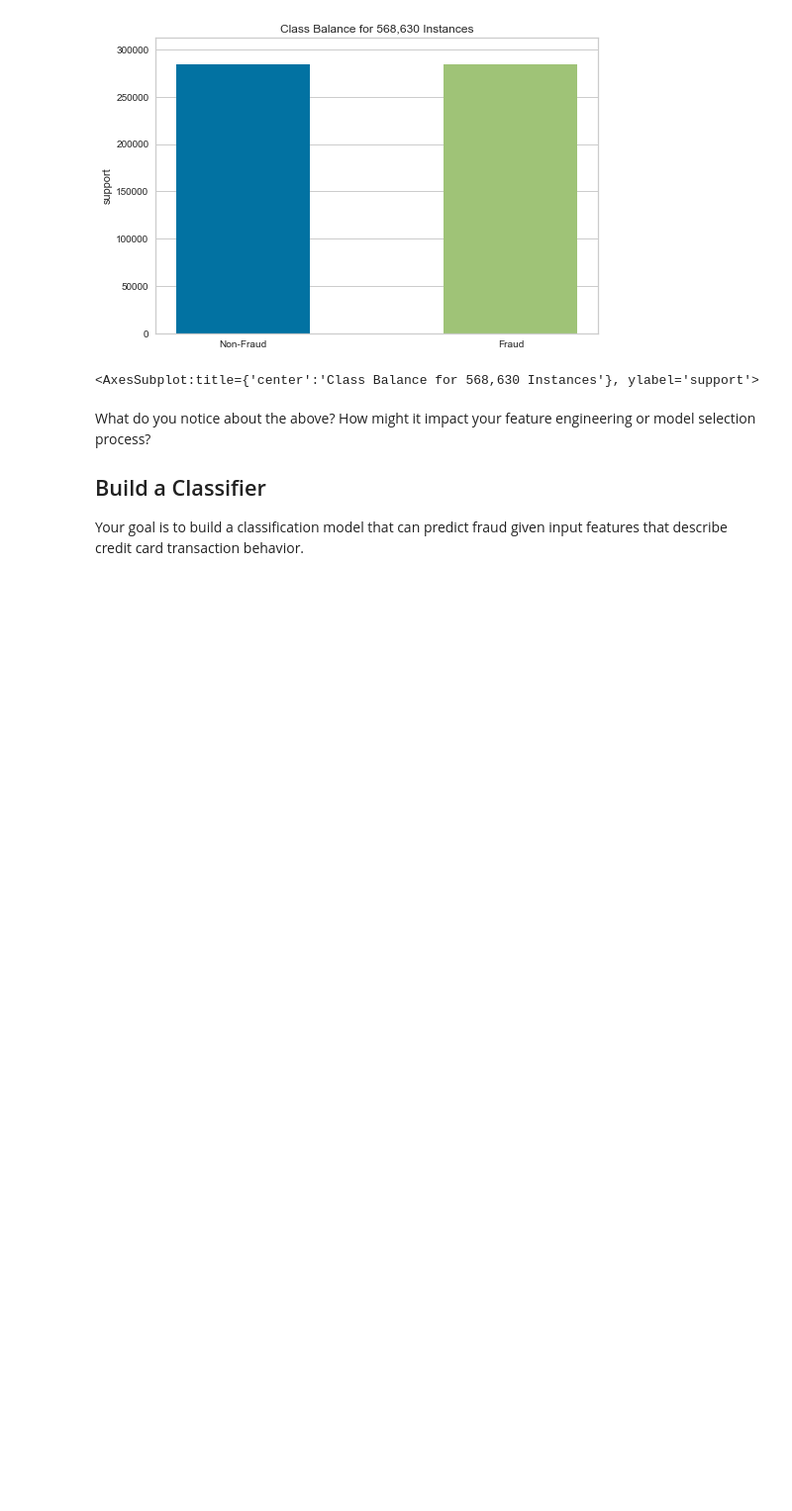
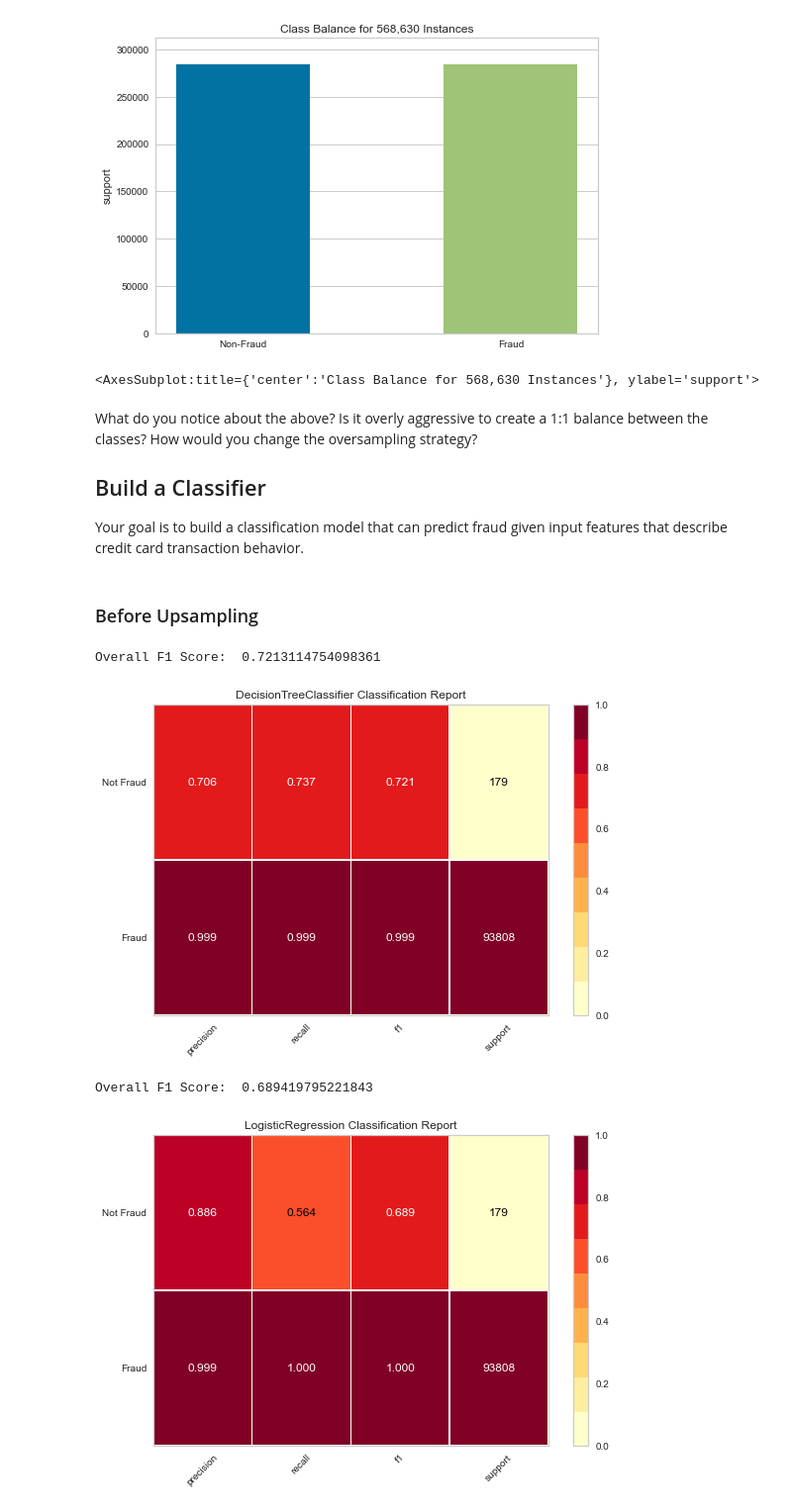
Before and after one commit to rebeccabilbro/adv-diagnostics, a Jupyter notebook: notebooks/lab_2_handling_class_imbalance.ipynb, the cells around one changed output. Shown: that part at 99% size. Drawn from its saved outputs; the diff is of its cells as text; code cells hidden in the pictures; blank space fills up the shorter version.

Commit message:
lab 2 models

```diff
--- a/notebooks/lab_2_handling_class_imbalance.ipynb
+++ b/notebooks/lab_2_handling_class_imbalance.ipynb
@@ -200,8 +209,49 @@ class_balance.show()
 [figure]
 <AxesSubplot:title={'center':'Class Balance for 568,630 Instances'}, ylabel='support'>
 # %% [markdown]
-What do you notice about the above? How might it impact your feature engineering or model selection process?
+What do you notice about the above? Is it overly aggressive to create a 1:1 balance between the classes? How would you change the oversampling strategy?
 
 ## Build a Classifier
 
 Your goal is to build a classification model that can predict fraud given input features that describe credit card transaction behavior.
+# %%
+models = [
+    DecisionTreeClassifier(),
+    LogisticRegression()
+]
+# %%
+def evaluate_fraud(model, X, y):
+    classes = ["Fraud", "Not Fraud"]
+
+    # Encode our features
+    y = LabelEncoder().fit_transform(y)
+
+    # Split
+    X_train, X_test, y_train, y_test = train_test_split(
+        X, y, test_size=0.33, random_state=38
+    )
+
+    # Fit the model
+    model.fit(X_train, y_train)
+    y_pred = model.predict(X_test)
+    print("Overall F1 Score: ", f1_score(y_test, y_pred))
+
+    # Make the classification heatmap
+    heatmap = ClassificationReport(
+        model,
+        classes=classes,
+        support=True
+    )
+    heatmap.fit(X_train, y_train)
+    heatmap.score(X_test, y_test)
+    heatmap.show()
+# %% [markdown]
+### Before Upsampling
+# %%
+for model in models:
+    evaluate_fraud(model, X, y)
+# %% [output]
+Overall F1 Score:  0.7213114754098361
+[figure, added]
+Overall F1 Score:  0.689419795221843
+[figure, added]
```
Also changed, not shown: parts of 4 cells of this notebook.
